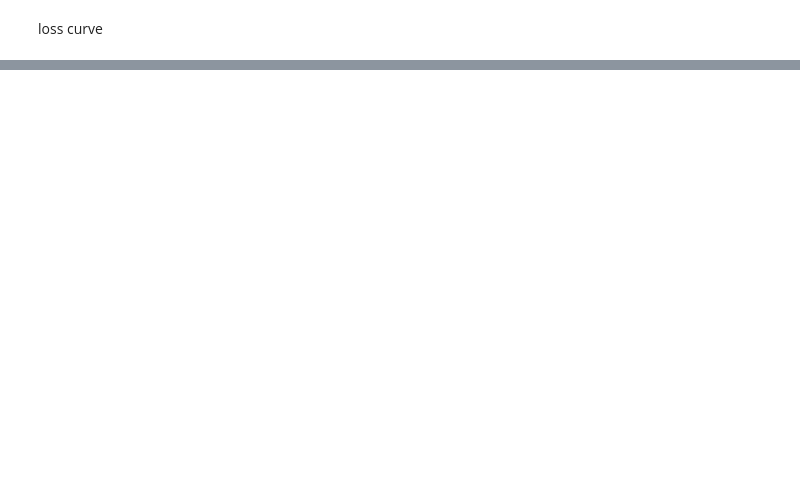
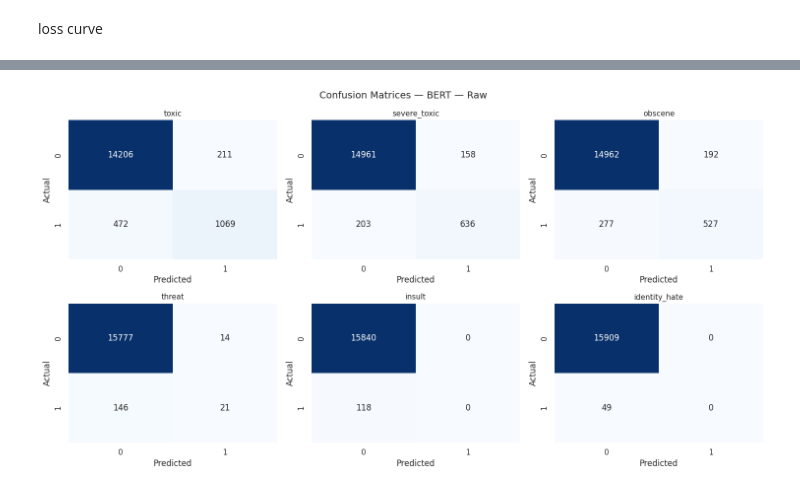
Before and after one commit to tanishataranoon/MY_ML_project, a Jupyter notebook: toxic_text_classification_comparison_.ipynb, the cells around one changed output, grey strips where cells are left out. Drawn from its saved outputs; the diff is of its cells as text; code cells hidden in the pictures; blank space fills up the shorter version.

```diff
--- a/toxic_text_classification_comparison_.ipynb
+++ b/toxic_text_classification_comparison_.ipynb
@@ -856,9 +858,9 @@ def evaluate(model_name,y_true,y_pred, elapsed_train=None,elapsed_infer=None ):
 # %%
 def plot_confusion(model_name,y_true, y_pred, lables=label_cols):
    fig, axes = plt.subplots( 2,3, figsize=(15,8))
-   for ax, col in zip(axes.flatten(), labels):
-       cm = confusion_matrix(y_true[:, labels.index(col)],
-                              y_pred[:, labels.index(col)])
+   for ax, col in zip(axes.flatten(), lables):
+       cm = confusion_matrix(y_true[:, lables.index(col)],
+                              y_pred[:, lables.index(col)])
        sns.heatmap(cm, annot=True, fmt='d', ax=ax,
                     cmap='Blues', cbar=False)
        ax.set_title(col, fontsize=11)
@@ -1725,0 +1798,6 @@ plt.show()
+# %%
+bert_model.load_state_dict(torch.load('best_bert.pt', map_location=DEVICE))
+
+t0 = time.time()
+_, y_pred_bert, y_true_bert = run_epoch(bert_model, test_loader, train=False)
+bert_infer_t = time.time() - t0
@@ -1725,0 +1819,5 @@ plt.show()
+# %%
+
+plot_confusion('BERT — Raw', y_true_bert, y_pred_bert)
+# %% [output]
+[figure, added]
```
Also changed, not shown: parts of 46 cells of this notebook.
